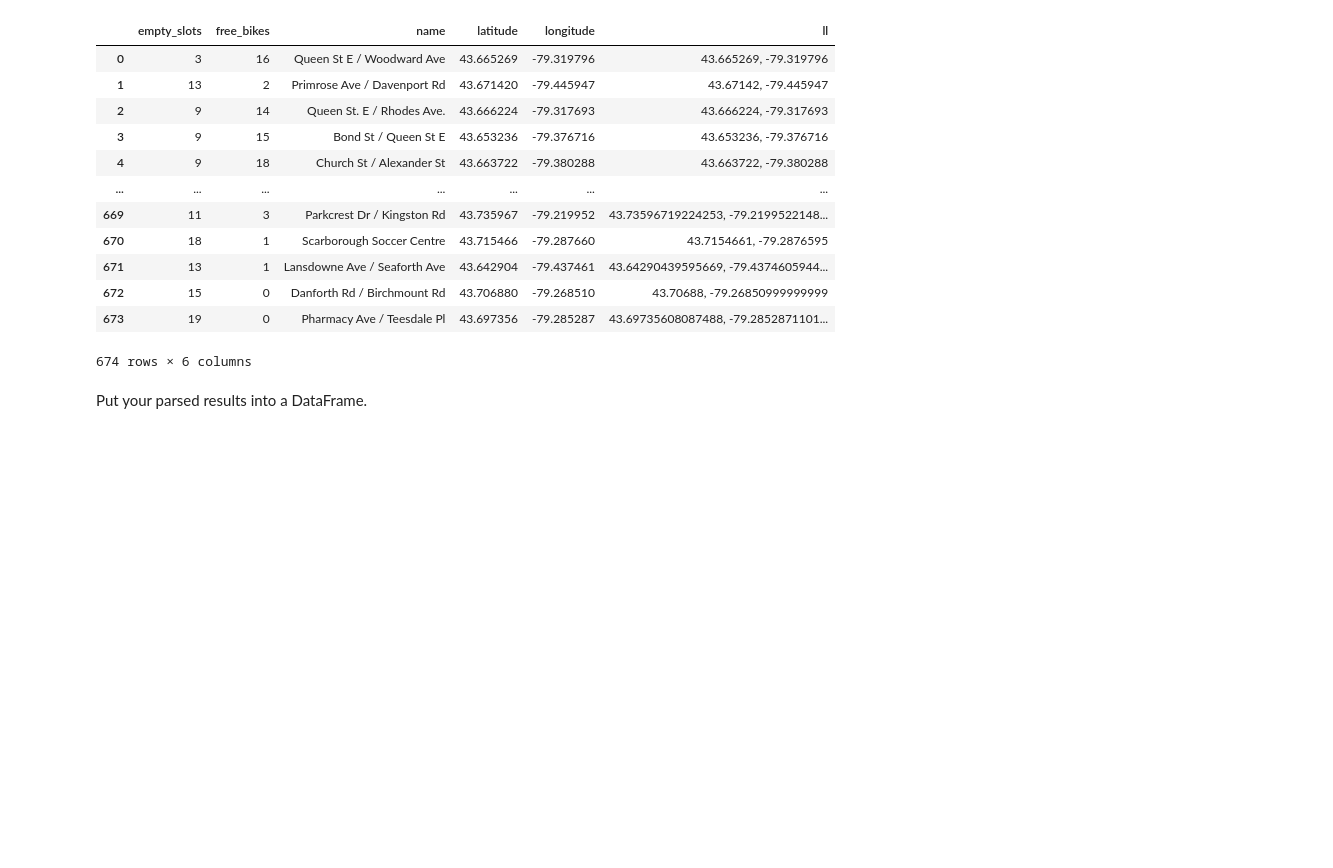
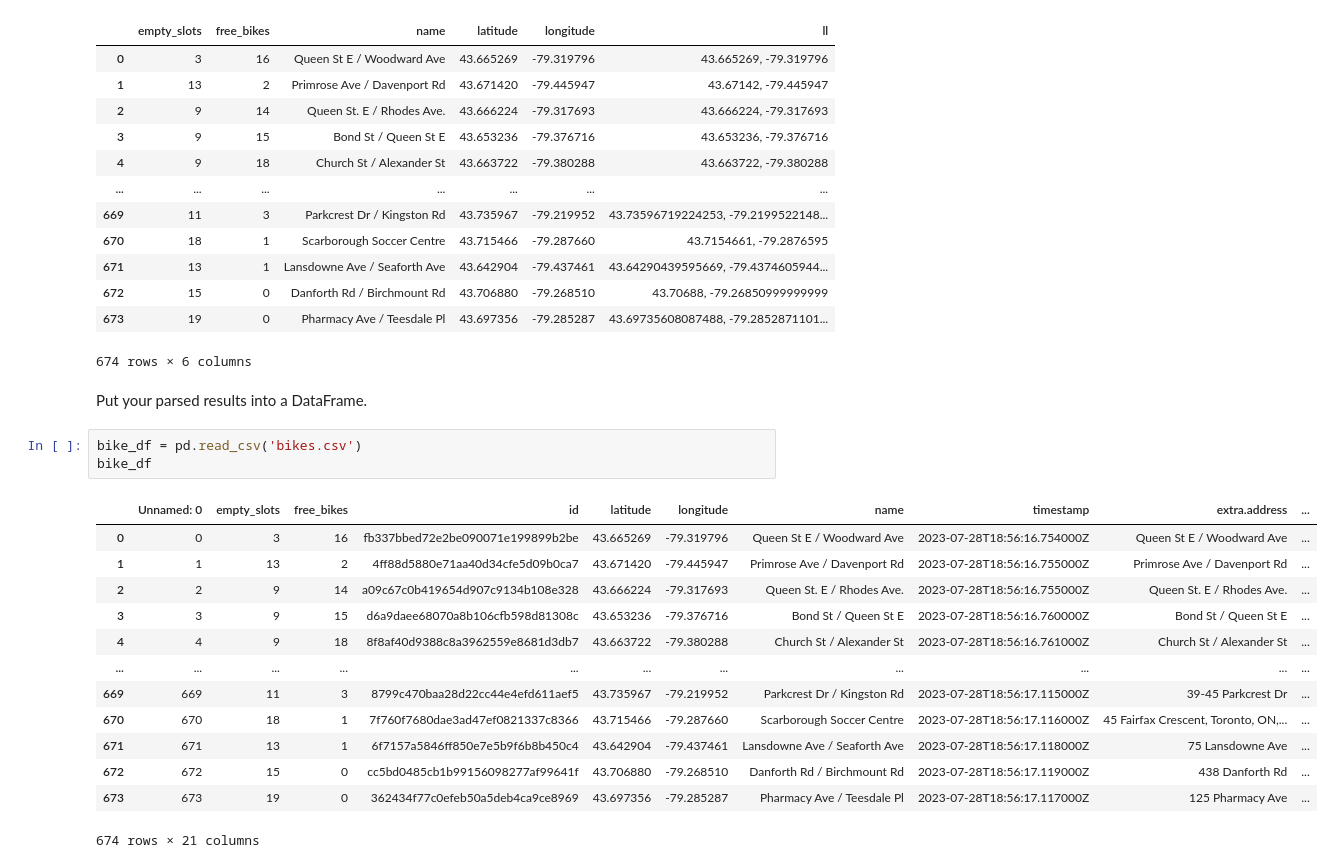
Before and after one commit to Frood-for-Thought/LHL-Statistical-Modelling-with-Python-Project, a Jupyter notebook: notebooks/city_bikes.ipynb, the cells around one changed output. Drawn from its saved outputs; the diff is of its cells as text; blank space fills up the shorter version.

```diff
--- a/notebooks/city_bikes.ipynb
+++ b/notebooks/city_bikes.ipynb
@@ -75,3 +75,20 @@ bike_dataframe
 674 rows × 6 columns
 # %% [markdown]
 Put your parsed results into a DataFrame.
+# %%
+bike_df = pd.read_csv('bikes.csv')
+bike_df
+# %% [output]
+|  | Unnamed: 0 | empty_slots | free_bikes | id | latitude | longitude | name | timestamp | extra.address | ... |
+| 0 | 0 | 3 | 16 | fb337bbed72e2be090071e199899b2be | 43.665269 | -79.319796 | Queen St E / Woodward Ave | 2023-07-28T18:56:16.754000Z | Queen St E / Woodward Ave | ... |
+| 1 | 1 | 13 | 2 | 4ff88d5880e71aa40d34cfe5d09b0ca7 | 43.671420 | -79.445947 | Primrose Ave / Davenport Rd | 2023-07-28T18:56:16.755000Z | Primrose Ave / Davenport Rd | ... |
+| 2 | 2 | 9 | 14 | a09c67c0b419654d907c9134b108e328 | 43.666224 | -79.317693 | Queen St. E / Rhodes Ave. | 2023-07-28T18:56:16.755000Z | Queen St. E / Rhodes Ave. | ... |
+| 3 | 3 | 9 | 15 | d6a9daee68070a8b106cfb598d81308c | 43.653236 | -79.376716 | Bond St / Queen St E | 2023-07-28T18:56:16.760000Z | Bond St / Queen St E | ... |
+| 4 | 4 | 9 | 18 | 8f8af40d9388c8a3962559e8681d3db7 | 43.663722 | -79.380288 | Church St / Alexander St | 2023-07-28T18:56:16.761000Z | Church St / Alexander St | ... |
+| ... | ... | ... | ... | ... | ... | ... | ... | ... | ... | ... |
+| 669 | 669 | 11 | 3 | 8799c470baa28d22cc44e4efd611aef5 | 43.735967 | -79.219952 | Parkcrest Dr / Kingston Rd | 2023-07-28T18:56:17.115000Z | 39-45 Parkcrest Dr | ... |
+| 670 | 670 | 18 | 1 | 7f760f7680dae3ad47ef0821337c8366 | 43.715466 | -79.287660 | Scarborough Soccer Centre | 2023-07-28T18:56:17.116000Z | 45 Fairfax Crescent, Toronto, ON,... | ... |
+| 671 | 671 | 13 | 1 | 6f7157a5846ff850e7e5b9f6b8b450c4 | 43.642904 | -79.437461 | Lansdowne Ave / Seaforth Ave | 2023-07-28T18:56:17.118000Z | 75 Lansdowne Ave | ... |
+| 672 | 672 | 15 | 0 | cc5bd0485cb1b99156098277af99641f | 43.706880 | -79.268510 | Danforth Rd / Birchmount Rd | 2023-07-28T18:56:17.119000Z | 438 Danforth Rd | ... |
+| 673 | 673 | 19 | 0 | 362434f77c0efeb50a5deb4ca9ce8969 | 43.697356 | -79.285287 | Pharmacy Ave / Teesdale Pl | 2023-07-28T18:56:17.117000Z | 125 Pharmacy Ave | ... |
+674 rows × 21 columns
```
Also changed, not shown: 3 other files.
